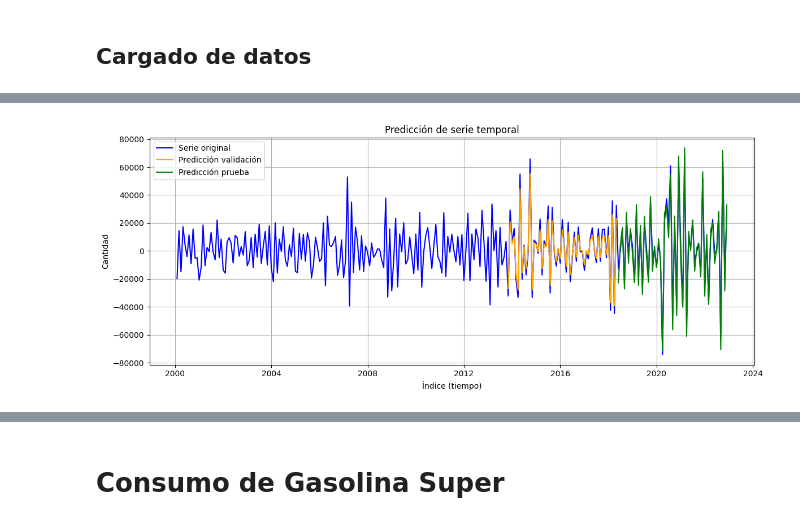
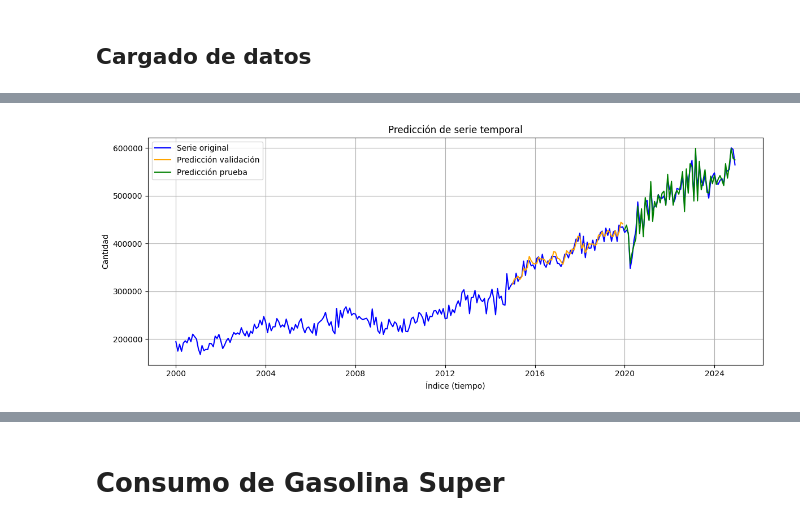
Before and after one commit to DanielRasho/DS-Lab2, a Jupyter notebook: report.ipynb, the cells around one changed output, grey strips where cells are left out. Cells and saved outputs as stored; diff of their text form; code cells hidden in the pictures.

Commit message:
feat: add final first model for gas consumption

```diff
--- a/report.ipynb
+++ b/report.ipynb
@@ -160,16 +168,13 @@ len(x_val)
 # %%
-from tensorflow.keras.models import Sequential
-from tensorflow.keras.layers import LSTM, Dense, Input
+lote = 1
+unidades =  1
+paso = 1
+caracteristicas = 1 #es univariada
 
-modelo1 = Sequential()
-lote = 1
-unidades = 1
-paso = 1
-caracteristicas = 1  # univariada
+inputs = keras.layers.Input((paso,caracteristicas))
+lstm_out = keras.layers.LSTM(lote)(inputs)
+outputs = keras.layers.Dense(1)(lstm_out)
 
-modelo1.add(Input(batch_shape=(lote, paso, caracteristicas)))
-modelo1.add(LSTM(units=unidades, stateful=True))
-modelo1.add(Dense(1))
-
+modelo1 = keras.Model(inputs=inputs, outputs=outputs)
 modelo1.summary()
 # %% [output]
@@ -187,7 +198,8 @@ Model: "sequential_2"
 # %%
-modelo1.compile(loss='mean_squared_error',optimizer="rmsprop")
+#modelo1.compile(loss='mean_squared_error',optimizer="rmsprop")
+modelo1.compile(loss='mean_squared_error',optimizer=Adam(learning_rate=0.1), metrics = [RootMeanSquaredError()])
 # %%
-epocas = 30
+epocas = 100
 history= modelo1.fit(
     x = x_train,
     y = y_train,
@@ -195,5 +207,5 @@ history= modelo1.fit(
     epochs = epocas,
     shuffle = False,
     validation_data = (x_val,y_val),
-    verbose=1
+    verbose=0
 )
@@ -269,8 +253,8 @@ def prediccion_fun(data,modelo, batch_size,scaler,dif=False,dif_cant=1, Series =
         prediccion[i]=yhat[0][0]
         i = i+1
     return prediccion
-prediccion_val = prediccion_fun(x_val,modelo1, 1,scaler,dif=True,dif_cant=1, Series = df["Gas licuado de petróleo"].values , n=entrenamiento)
-prediccion_test = prediccion_fun(x_test,modelo1, 1,scaler,dif=True,dif_cant=1, Series = df["Gas licuado de petróleo"].values , n=entrenamiento+val_prueba)
+prediccion_val = prediccion_fun(x_val,modelo1, 1,scaler,dif=True,dif_cant=1, Series = gas_df["Gas licuado de petróleo"].values , n=entrenamiento)
+prediccion_test = prediccion_fun(x_test,modelo1, 1,scaler,dif=True,dif_cant=1, Series = gas_df["Gas licuado de petróleo"].values , n=entrenamiento+val_prueba)
 # %%
 df_val = pd.DataFrame(prediccion_val,
                       index=df[["Gas licuado de petróleo"]].iloc[entrenamiento:entrenamiento + len(prediccion_val)].index)
@@ -282,21 +266,21 @@ df_test = pd.DataFrame(prediccion_test,
 # %%
 import matplotlib.pyplot as plt
 
 plt.figure(figsize=(12, 5))
 
-plt.plot(df[["Gas licuado de petróleo"]], label="Serie original", color="blue")
+plt.plot(gas_df[["Gas licuado de petróleo"]], label="Serie original", color="blue")
 
 plt.plot(df_val, label="Predicción validación", color="orange")
 
 plt.plot(df_test, label="Predicción prueba", color="green")
 
 plt.title("Predicción de serie temporal")
 plt.xlabel("Índice (tiempo)")
 plt.ylabel("Cantidad")
 plt.legend()
 plt.grid(True)
 plt.tight_layout()
 
 plt.show()
 # %% [output]
-[figure, old version]
+[figure, new version]
```
Also changed, not shown: parts of 41 cells of this notebook.
